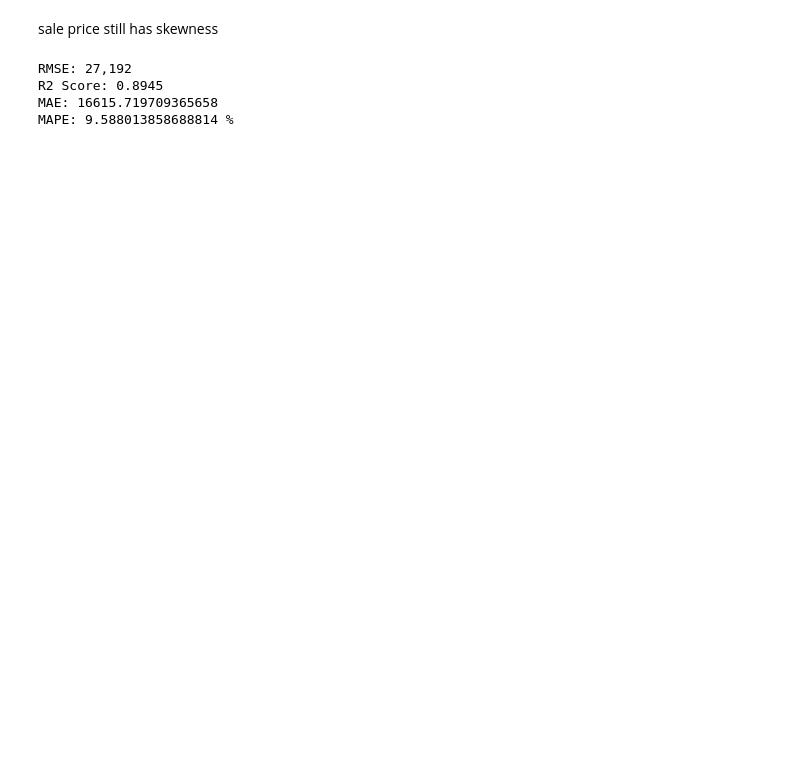
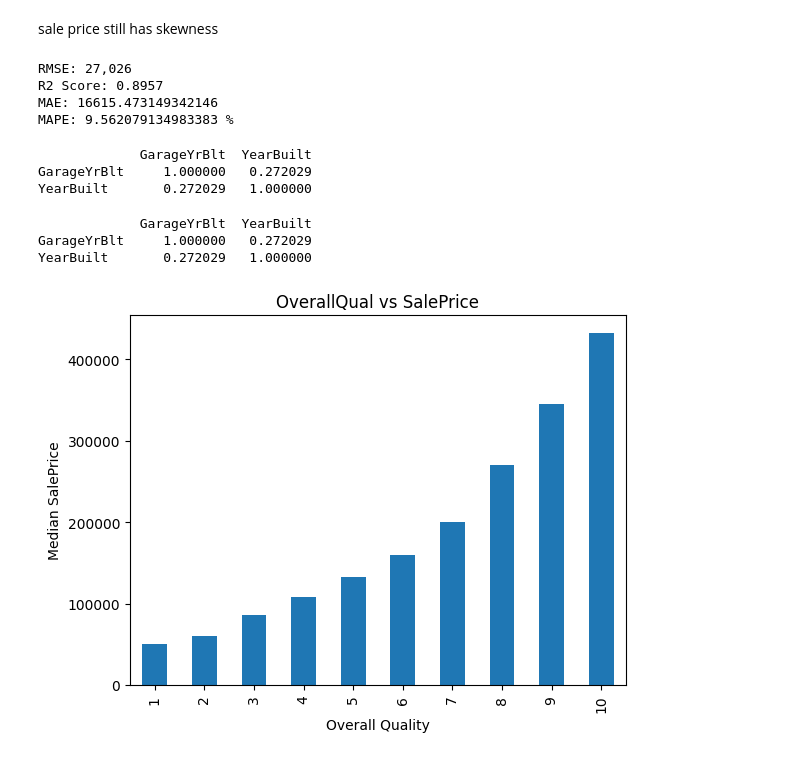
Before and after one commit to KashishNankani/house-price-prediction, a Jupyter notebook: exporation_linear.ipynb, the cells around one changed output. Drawn from its saved outputs; the diff is of its cells as text; code cells hidden in the pictures; blank space fills up the shorter version.

```diff
--- a/exporation_linear.ipynb
+++ b/exporation_linear.ipynb
@@ -34,7 +34,9 @@ dropped = {
     'BsmtFinSF2': 'already have total basement sf',
     'BsmtUnfSF': 'already have total basement sf',
     'OverallCond': ' less impact on price compared to OverallQuall, corr in negative',
-
+    'GarageArea':"coliner with GarageCars, less impact on price compared to GarageCars",
+    'TotRmsAbvGrd': 'less impact on price compared to GrLivArea',
+    'Id': 'irrelevant to price prediction'
 
 }
 
@@ -218,7 +245,28 @@ print(f"R2 Score: {r2:.4f}")
 print("MAE:", mean_absolute_error(test_actual, pred_actual))
 print("MAPE:", np.mean(np.abs((test_actual - pred_actual) / test_actual))*100, "%")
 # %% [output]
-RMSE: 27,192
-R2 Score: 0.8945
-MAE: 16615.719709365658
-MAPE: 9.588013858688814 %
+RMSE: 27,026
+R2 Score: 0.8957
+MAE: 16615.473149342146
+MAPE: 9.562079134983383 %
+# %%
+print(df[['GarageYrBlt', 'YearBuilt']].corr())
+# %% [output]
+             GarageYrBlt  YearBuilt
+GarageYrBlt     1.000000   0.272029
+YearBuilt       0.272029   1.000000
+# %%
+print(df[['GarageYrBlt', 'YearBuilt']].corr())
+# %% [output]
+             GarageYrBlt  YearBuilt
+GarageYrBlt     1.000000   0.272029
+YearBuilt       0.272029   1.000000
+# %%
+import matplotlib.pyplot as plt
+df.groupby('OverallQual')['SalePrice'].median().plot(kind='bar')
+plt.xlabel('Overall Quality')
+plt.ylabel('Median SalePrice')
+plt.title('OverallQual vs SalePrice')
+plt.show()
+# %% [output]
+[figure, added]
```
Also changed, not shown: parts of 6 cells of this notebook, 2 other files.
